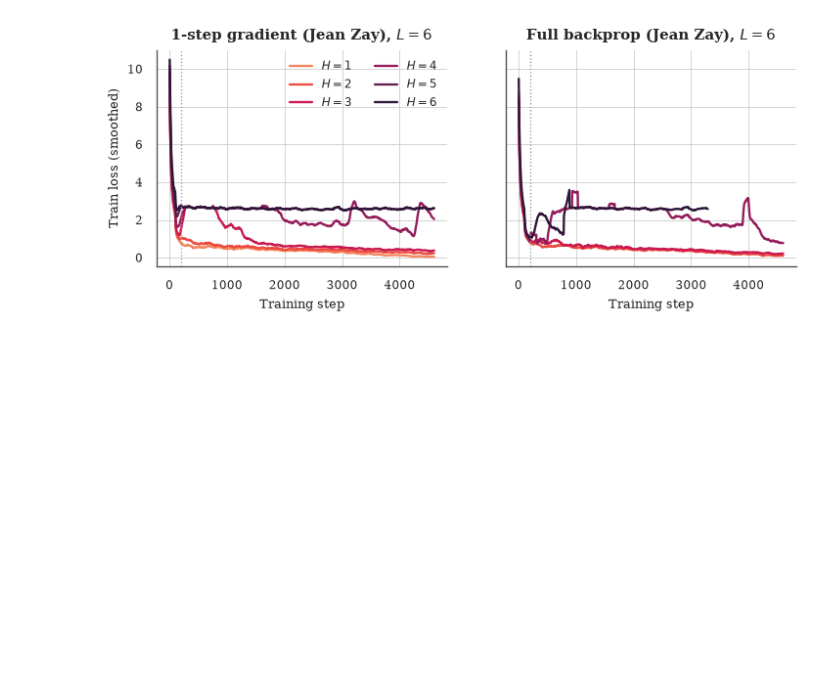
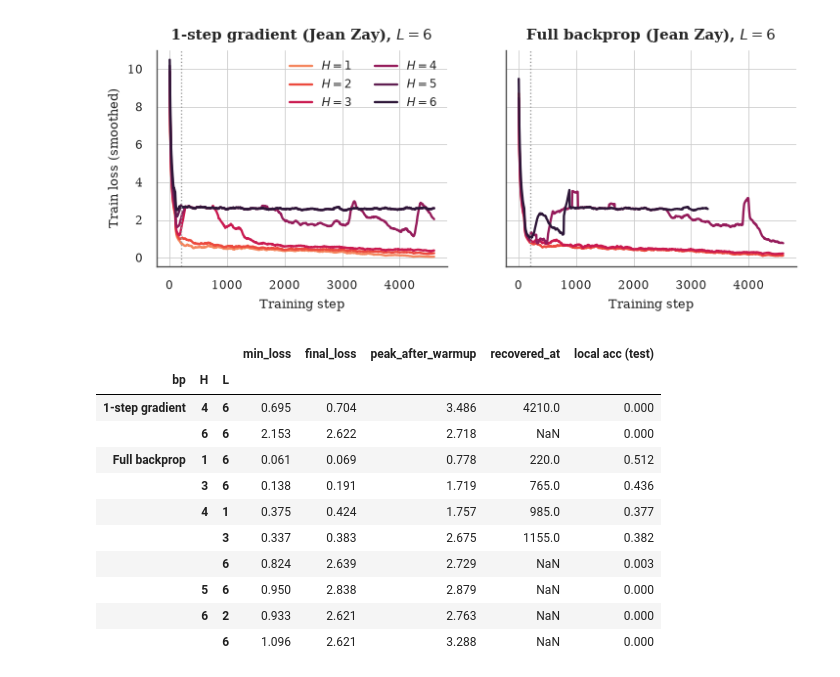
Before and after one commit to MariusAAROS/HRM-Text-for-Graphs, a Jupyter notebook: report/paper_results.ipynb, the cells around one changed output. Drawn from its saved outputs; the diff is of its cells as text; code cells hidden in the pictures; blank space fills up the shorter version.

```diff
--- a/report/paper_results.ipynb
+++ b/report/paper_results.ipynb
@@ -1969,3 +2005,41 @@ def plot_h4_curves(fname="recursion_hyp_h4_loss", L=6):
 plot_h4_curves()
 # %% [output]
 [figure]
+# %%
+# The same question on the local reruns of the H >= 4 cells (scripts/run_graphqa_fullbp_local.sh:
+# full backprop *without* grad checkpointing, plus 1-step reruns of H4L6 / H6L6), exported from W&B
+# `HRM-GraphQA-FullBP-Local`. H1L6 / H3L6 full backprop are references that train normally. Logged
+# every 5 steps, so the 20-point smoothing spans 100 steps. LR warmup ends at step 200.
+curves_local = pd.read_csv(RESULTS_DIR / "recursion-hyp-h4-curves-local.csv")
+parts = curves_local["run"].str.extract(r"graphqa_H(?P<H>\d+)_L(?P<L>\d+)_(?P<regime>fullbp|trunc)_local_s\d+$")
+curves_local = curves_local.assign(
+    H=parts["H"].astype(int), L=parts["L"].astype(int),
+    bp=parts["regime"].map({"fullbp": FULL_BP, "trunc": TRUNC_BP}),
+).sort_values(["run", "step"])
+curves_local["loss_smooth"] = curves_local.groupby("run")["train/loss"].transform(
+    lambda s: s.rolling(20, min_periods=1).mean())
+
+by_cell = ["bp", "H", "L"]
+h4_local_summary = curves_local.groupby(by_cell).agg(
+    min_loss=("loss_smooth", "min"), final_loss=("loss_smooth", "last"))
+# Height of the post-warmup spike, and the first step after which the loss is back below 1.
+after = curves_local[curves_local["step"] > 200]
+h4_local_summary["peak_after_warmup"] = after.groupby(by_cell)["loss_smooth"].max()
+h4_local_summary["recovered_at"] = after.groupby(by_cell).apply(
+    lambda g: g.loc[g["loss_smooth"].idxmax():].query("loss_smooth < 1")["step"].min())
+h4_local_summary = h4_local_summary.join(
+    fullbp_local.groupby(by_cell)["accuracy"].mean().rename("local acc (test)"))
+h4_local_summary.round(3)
+# %% [output]
+|  |  |  | min_loss | final_loss | peak_after_warmup | recovered_at | local acc (test) |
+| bp | H | L |  |  |  |  |  |
+| 1-step gradient | 4 | 6 | 0.695 | 0.704 | 3.486 | 4210.0 | 0.000 |
+|  | 6 | 6 | 2.153 | 2.622 | 2.718 | NaN | 0.000 |
+| Full backprop | 1 | 6 | 0.061 | 0.069 | 0.778 | 220.0 | 0.512 |
+|  | 3 | 6 | 0.138 | 0.191 | 1.719 | 765.0 | 0.436 |
+|  | 4 | 1 | 0.375 | 0.424 | 1.757 | 985.0 | 0.377 |
+|  |  | 3 | 0.337 | 0.383 | 2.675 | 1155.0 | 0.382 |
+|  |  | 6 | 0.824 | 2.639 | 2.729 | NaN | 0.003 |
+|  | 5 | 6 | 0.950 | 2.838 | 2.879 | NaN | 0.000 |
+|  | 6 | 2 | 0.933 | 2.621 | 2.763 | NaN | 0.000 |
+|  |  | 6 | 1.096 | 2.621 | 3.288 | NaN | 0.000 |
```
Also changed, not shown: parts of 15 cells of this notebook, 22 other files.
